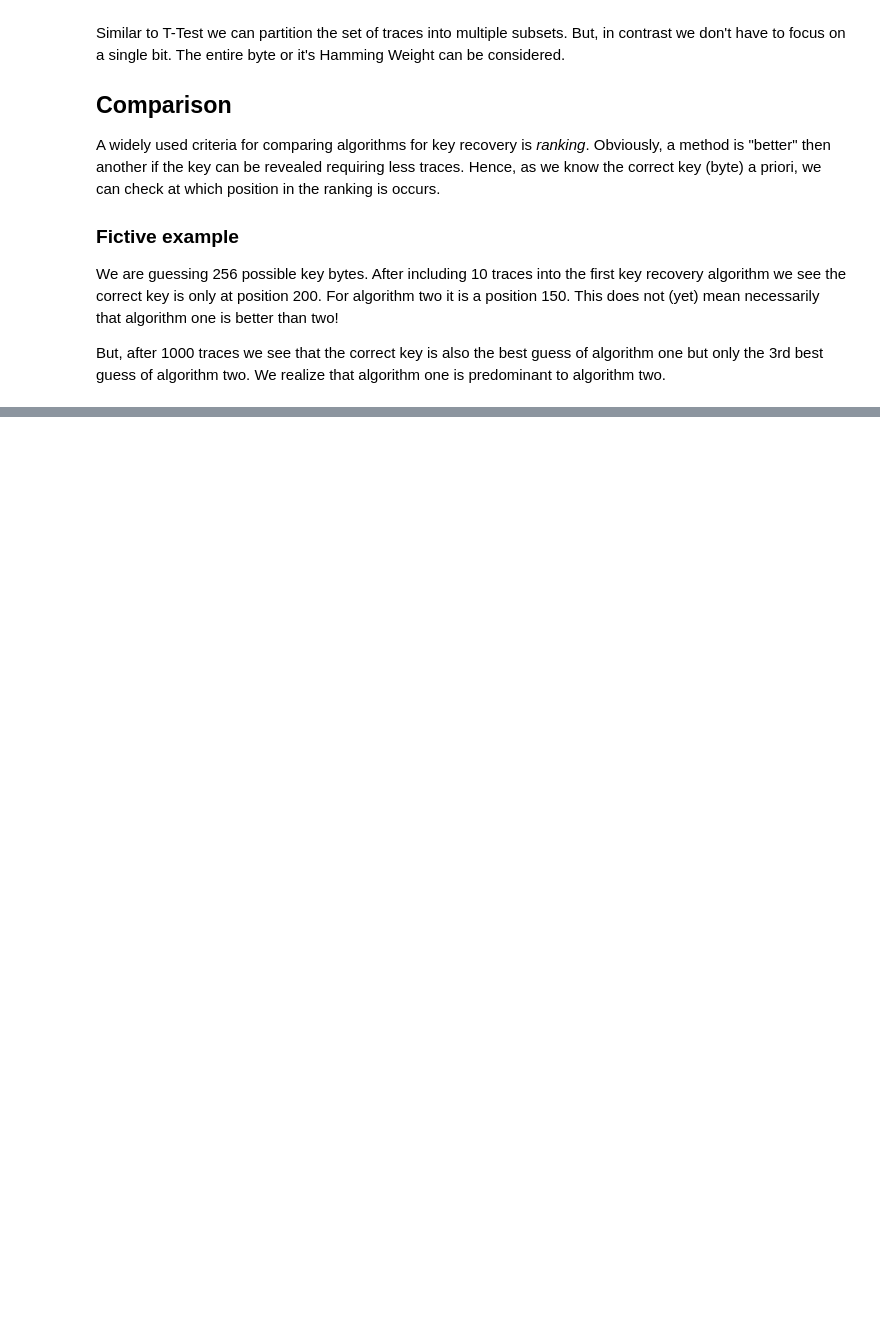
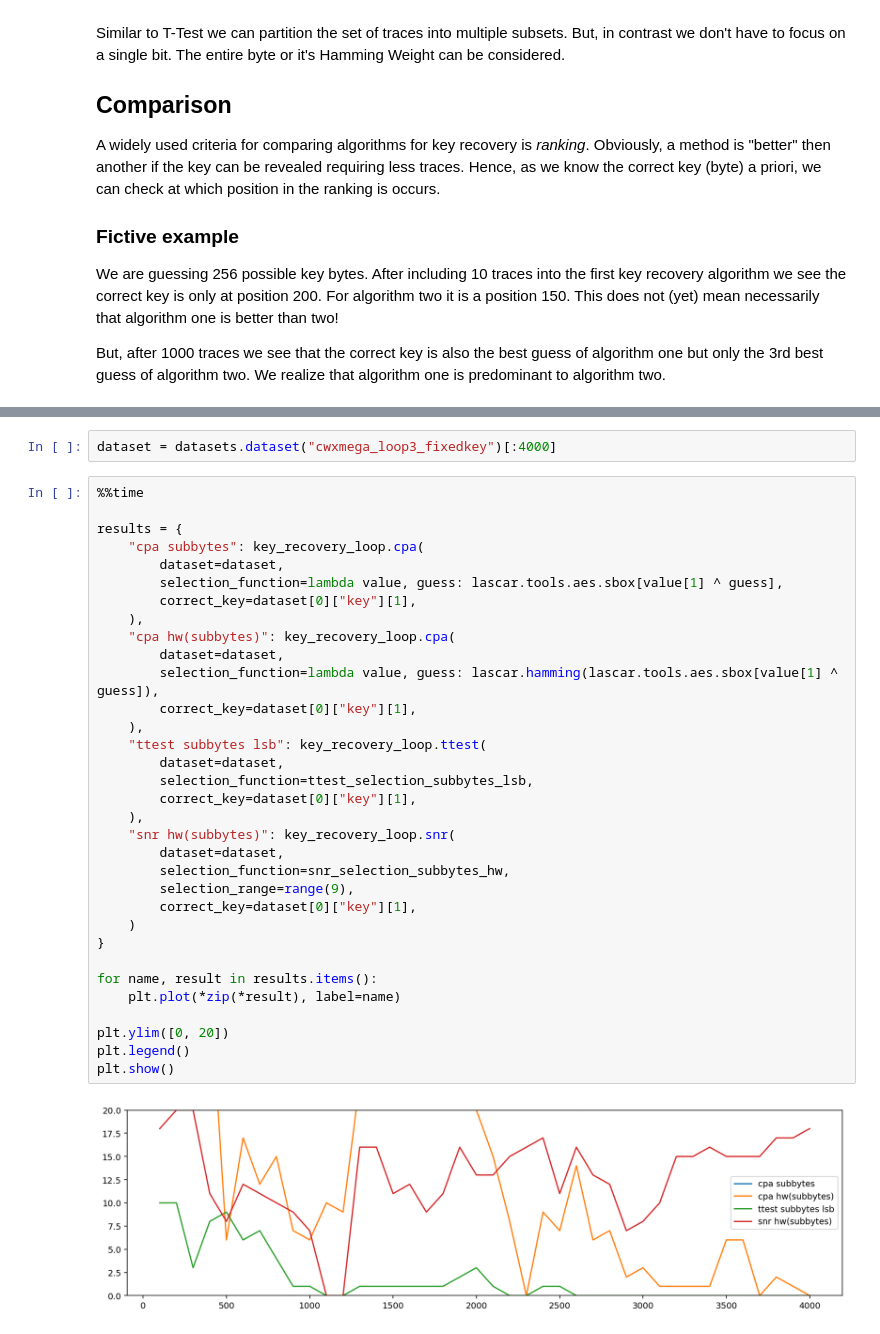
Before and after one commit to hackenbergstefan/securec-sidechannel-study, a Jupyter notebook: analyze/3_key_recovery_loop.ipynb, the cells around one changed output, grey strips where cells are left out. Cells and saved outputs as stored; diff of their text form; blank space fills up the shorter version.

```diff
--- a/analyze/3_key_recovery_loop.ipynb
+++ b/analyze/3_key_recovery_loop.ipynb
@@ -76,0 +232,37 @@ First of all we throw the weakest implementation into the ring and compare the r
+# %%
+dataset = datasets.dataset("cwxmega_loop3_fixedkey")[:4000]
+# %%
+%%time
+
+results = {
+    "cpa subbytes": key_recovery_loop.cpa(
+        dataset=dataset,
+        selection_function=lambda value, guess: lascar.tools.aes.sbox[value[1] ^ guess],
+        correct_key=dataset[0]["key"][1],
+    ),
+    "cpa hw(subbytes)": key_recovery_loop.cpa(
+        dataset=dataset,
+        selection_function=lambda value, guess: lascar.hamming(lascar.tools.aes.sbox[value[1] ^ guess]),
+        correct_key=dataset[0]["key"][1],
+    ),
+    "ttest subbytes lsb": key_recovery_loop.ttest(
+        dataset=dataset,
+        selection_function=ttest_selection_subbytes_lsb,
+        correct_key=dataset[0]["key"][1],
+    ),
+    "snr hw(subbytes)": key_recovery_loop.snr(
+        dataset=dataset,
+        selection_function=snr_selection_subbytes_hw,
+        selection_range=range(9),
+        correct_key=dataset[0]["key"][1],
+    )
+}
+
+for name, result in results.items():
+    plt.plot(*zip(*result), label=name)
+
+plt.ylim([0, 20])
+plt.legend()
+plt.show()
+# %% [output]
+[figure, added]
```
Also changed, not shown: parts of 23 cells of this notebook, 1 other file.
